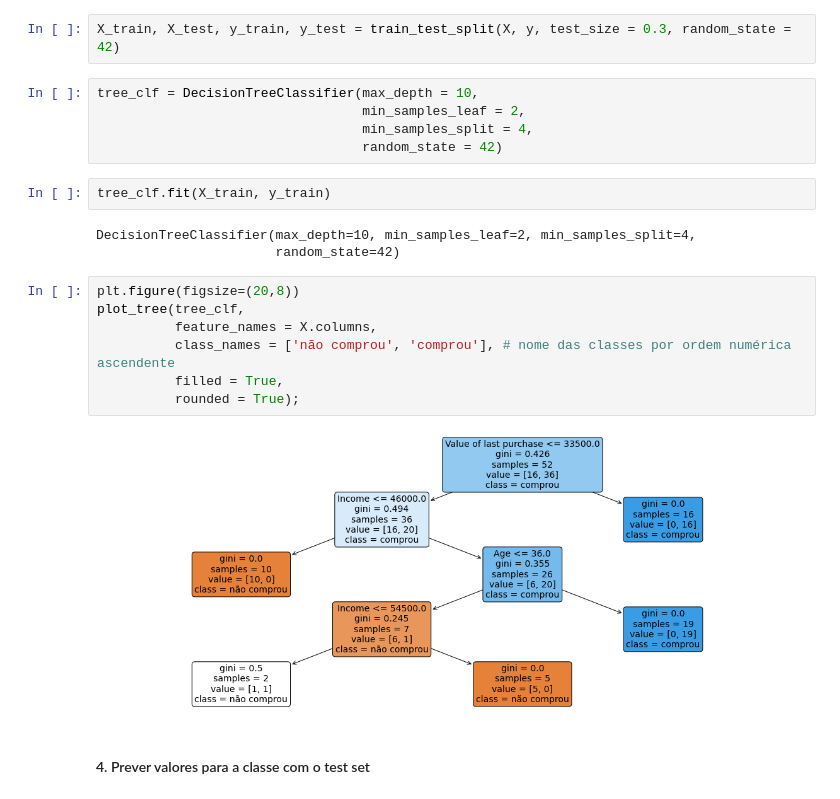
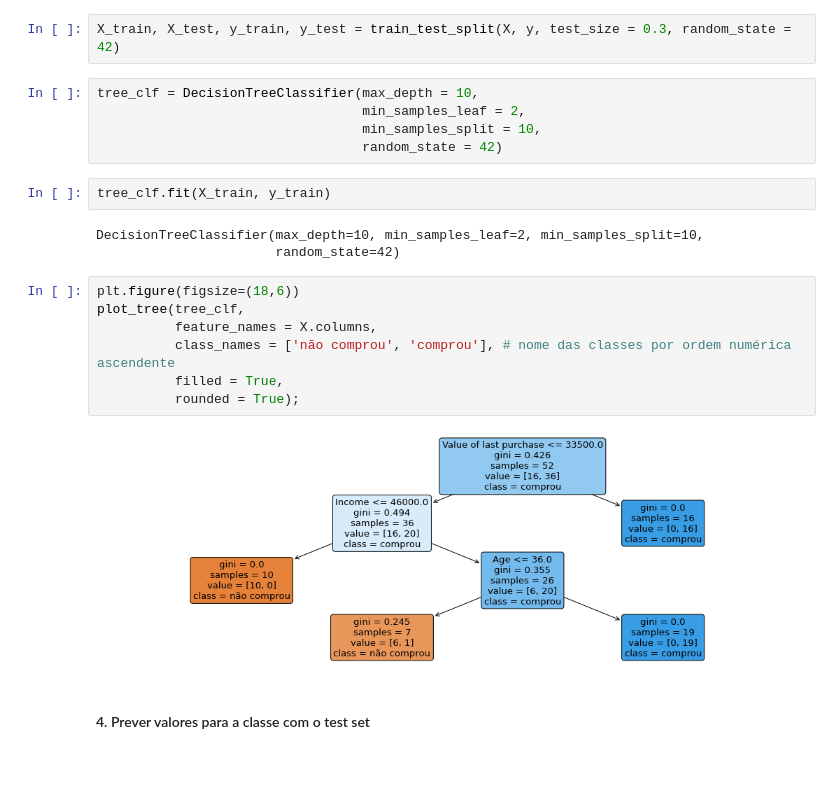
Before and after one commit to j-n-t/PBS-PGBIA, a Jupyter notebook: classification.ipynb, the cells around one changed output. Drawn from its saved outputs; the diff is of its cells as text; blank space fills up the shorter version.

```diff
--- a/classification.ipynb
+++ b/classification.ipynb
@@ -57,22 +58,22 @@ X_train, X_test, y_train, y_test = train_test_split(X, y, test_size = 0.3, rando
 # %%
 tree_clf = DecisionTreeClassifier(max_depth = 10,
                                   min_samples_leaf = 2,
-                                  min_samples_split = 4,
+                                  min_samples_split = 10,
                                   random_state = 42)
 # %%
 tree_clf.fit(X_train, y_train)
 # %% [output]
-DecisionTreeClassifier(max_depth=10, min_samples_leaf=2, min_samples_split=4,
+DecisionTreeClassifier(max_depth=10, min_samples_leaf=2, min_samples_split=10,
                        random_state=42)
 # %%
-plt.figure(figsize=(20,8))
+plt.figure(figsize=(18,6))
 plot_tree(tree_clf,
           feature_names = X.columns,
           class_names = ['não comprou', 'comprou'], # nome das classes por ordem numérica ascendente
           filled = True,
           rounded = True);
 # %% [output]
-[figure, old version]
+[figure, new version]
 # %% [markdown]
 #### 4. Prever valores para a classe com o test set
 # %%
```
Also changed, not shown: parts of 20 cells of this notebook.
